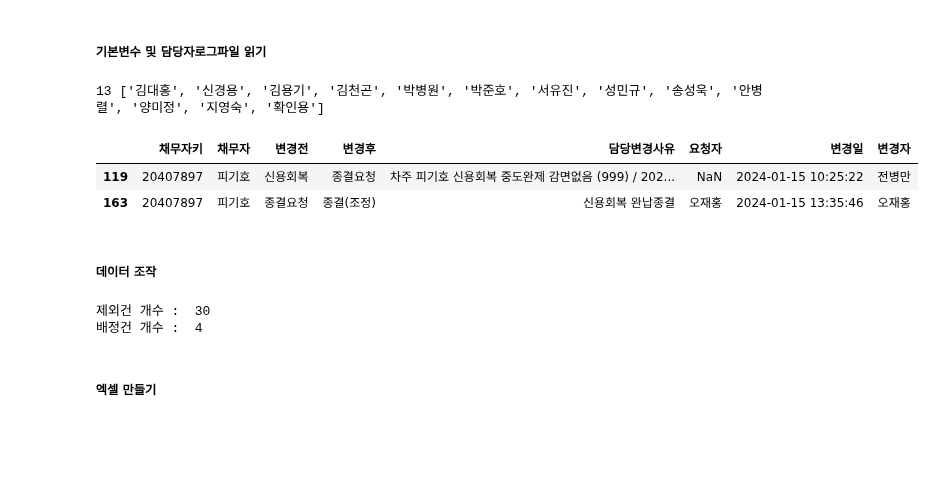
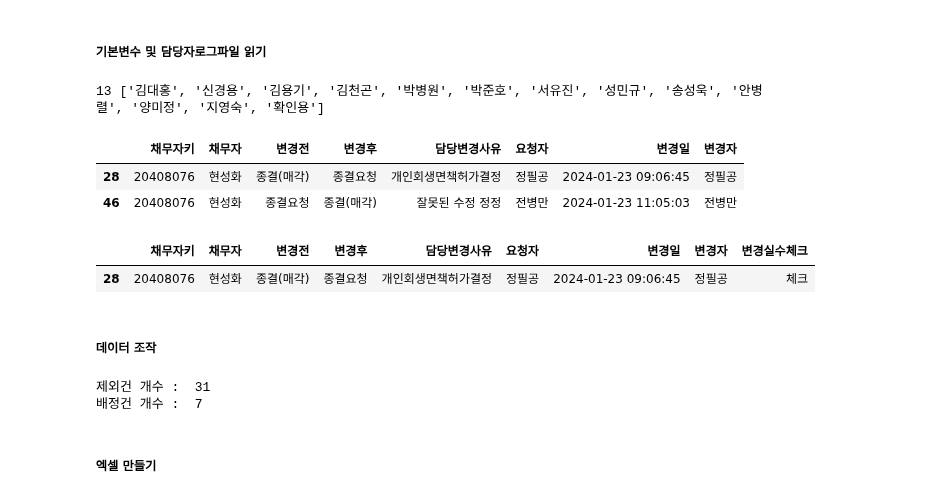
Before and after one commit to jbmyou/python_work, a Jupyter notebook: fileNaming/자산관리/담당자변경.ipynb, the cells around one changed output. Saved outputs shown, nothing was run; the diff lists cells and outputs as text; code cells hidden in the pictures; blank space fills up the shorter version.

```diff
--- a/fileNaming/자산관리/담당자변경.ipynb
+++ b/fileNaming/자산관리/담당자변경.ipynb
@@ -20,29 +20,45 @@ debt_dtype = {'채무자키':str, '타채무자키':str, '담당자키':str}
 # %%
 # 추심팀 명단 : 부서 == 추심
 # 사원 다운로드 : 직위는 팀관리까지 / 사원성명,지점,부서만 체크해서 다운 OR 기본값이나 전체도 상관은 없음
 
 # 주간 담당자로그 파일 읽기
 ######################################################################
 wd = r"D:\3.자산\기타 업무\담당자변경"
-filename_log = "담당자로그_20240116_1315.xlsx"
-기간 = "240109~240115"  # 전주 화요일 ~ 이번주 월요일
+filename_log = "담당자로그_20240130_1356.xlsx"
+기간 = "240123~240129"  # 전주 화요일 ~ 이번주 월요일
 사원 = "사원_20231228_1422.xlsx"
 ######################################################################
 전사원명단 = pd.read_excel(join(wd,사원), dtype=str)
 사원_지점 = 전사원명단.query('부서=="추심"')[["사원성명", "지점"]].copy()
 추심팀 = 사원_지점.사원성명.tolist()
 print(len(추심팀), 추심팀)
 
 log = pd.read_excel(join(wd,filename_log), dtype=debt_dtype)
 
 # 채무자키로 그룹화 : 변경일순으로 정렬되어 있으므로 순회하면 된다.
 log_grouped = log.groupby('채무자키')
 log_grouped.get_group(list(log_grouped.groups.keys())[0])
 # %% [output]
 13 ['김대홍', '신경용', '김용기', '김천곤', '박병원', '박준호', '서유진', '성민규', '송성욱', '안병렬', '양미정', '지영숙', '확인용']
 |  | 채무자키 | 채무자 | 변경전 | 변경후 | 담당변경사유 | 요청자 | 변경일 | 변경자 |
-| 119 | 20407897 | 피기호 | 신용회복 | 종결요청 | 차주 피기호 신용회복 중도완제 감면없음 (999) / 202... | NaN | 2024-01-15 10:25:22 | 전병만 |
-| 163 | 20407897 | 피기호 | 종결요청 | 종결(조정) | 신용회복 완납종결 | 오재홍 | 2024-01-15 13:35:46 | 오재홍 |
+| 28 | 20408076 | 현성화 | 종결(매각) | 종결요청 | 개인회생면책허가결정 | 정필공 | 2024-01-23 09:06:45 | 정필공 |
+| 46 | 20408076 | 현성화 | 종결요청 | 종결(매각) | 잘못된 수정 정정 | 전병만 | 2024-01-23 11:05:03 | 전병만 |
+# %%
+# 바꾸면 안 되는 담당자 변경건 있는지
+log_copy = log.copy()
+전 = log_copy.변경전
+후 = log_copy.변경후
+# 종결건 바꾸는 경우
+cond1 = (전=="종결(매각)") | (전=="DS")
+# 신규조정진입 후 기존조정 기각,폐지,실효
+cond2 = ((전.str.contains("신용")) & (후.str.contains("폐지|기각"))) | ((전.str.contains("개인")) & (후.str.contains("실효|기각"))) | ((전.str.contains("파산")) & (후.str.contains("폐지|실효")))
+
+log_copy["변경실수체크"] = np.where(cond1 | cond2, "체크", "")
+
+log_copy.query("변경실수체크=='체크'")
+# %% [output]
+|  | 채무자키 | 채무자 | 변경전 | 변경후 | 담당변경사유 | 요청자 | 변경일 | 변경자 | 변경실수체크 |
+| 28 | 20408076 | 현성화 | 종결(매각) | 종결요청 | 개인회생면책허가결정 | 정필공 | 2024-01-23 09:06:45 | 정필공 | 체크 |
 # %% [markdown]
 ##### 데이터 조작
 # %%
@@ -110,8 +126,8 @@ columns = ["채무자키", "채무자명", "변경전", "변경후", "최종변
 print("제외건 개수 : ", len(제외건))
 print("배정건 개수 : ", len(배정건))
 # %% [output]
-제외건 개수 :  30
-배정건 개수 :  4
+제외건 개수 :  31
+배정건 개수 :  7
 # %% [markdown]
 ##### 엑셀 만들기
 # %%
```
Also changed, not shown: 13 other files.
